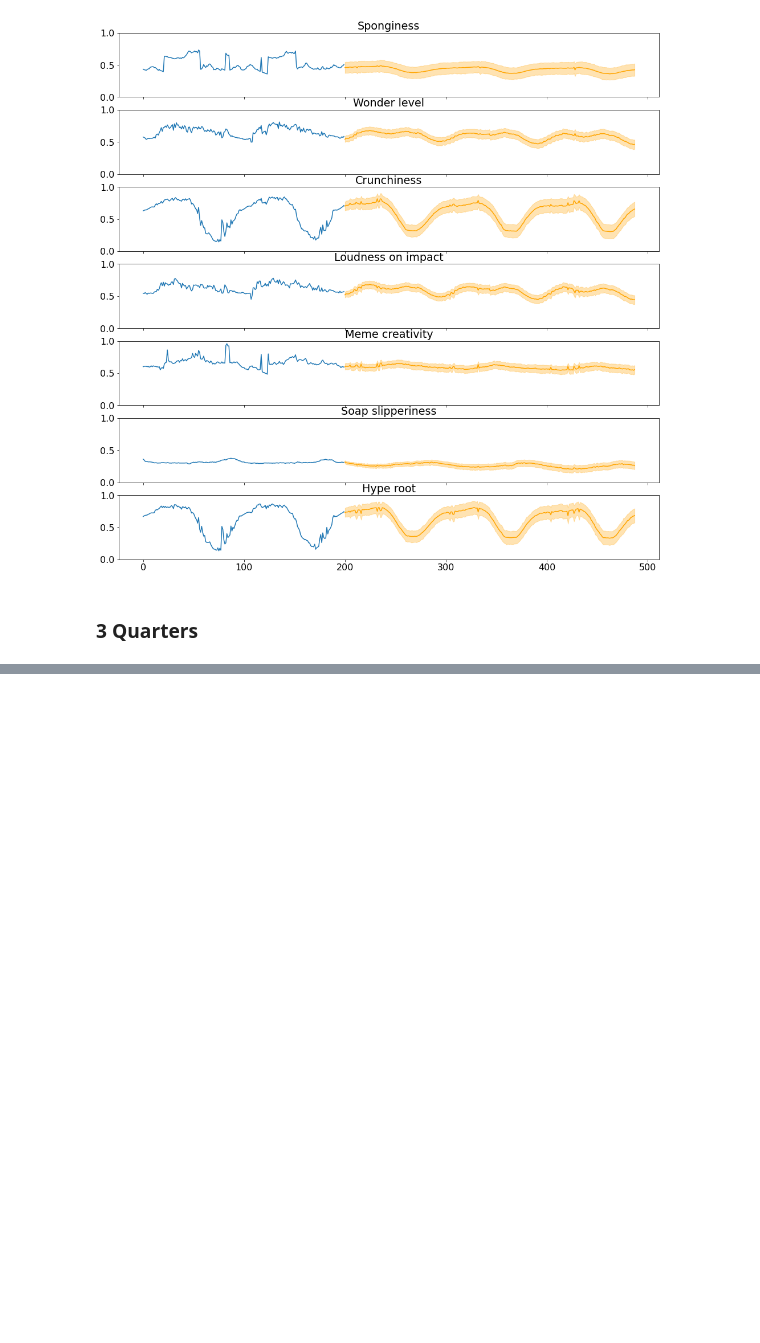
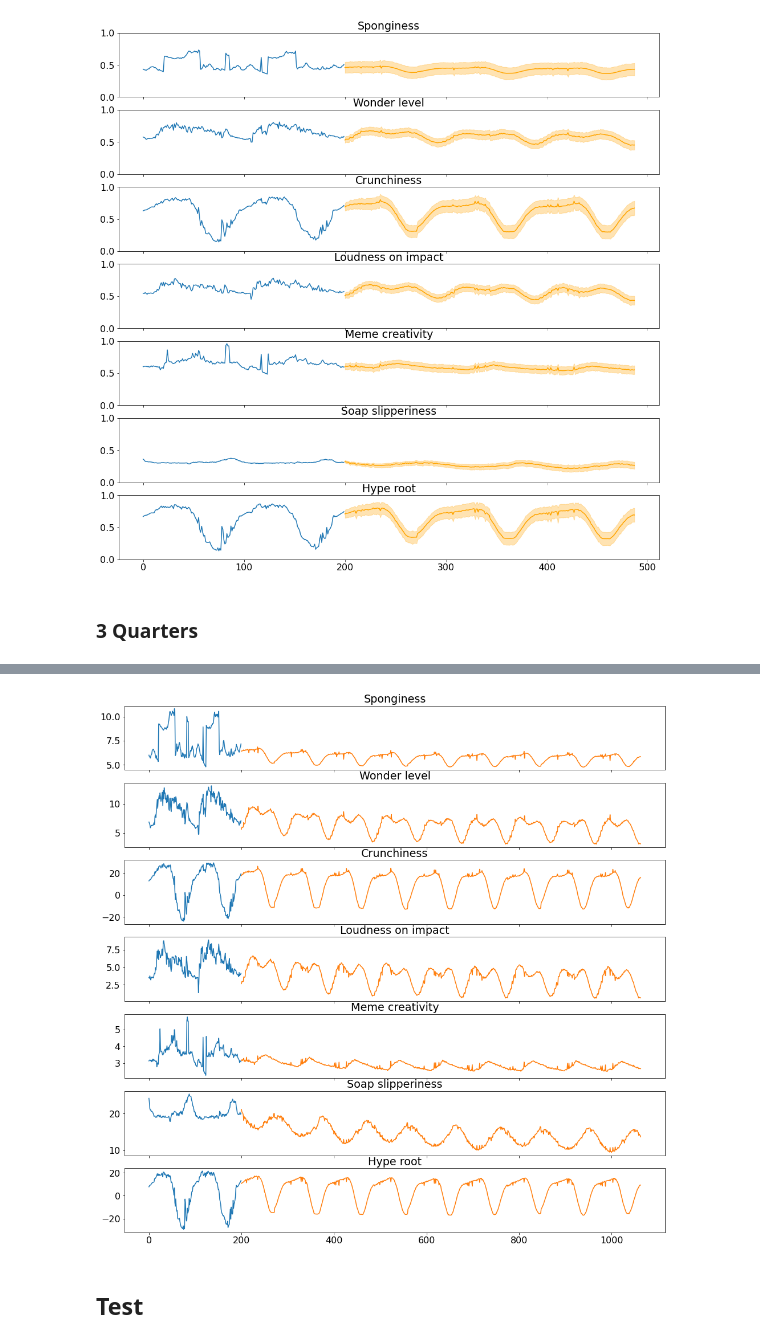
Before and after one commit to jamestom-cpu/ML-HM2, a Jupyter notebook: Homework.ipynb, the cells around one changed output, grey strips where cells are left out. Saved outputs shown, nothing was run; the diff lists cells and outputs as text; code cells hidden in the pictures; blank space fills up the shorter version.

```diff
--- a/Homework.ipynb
+++ b/Homework.ipynb
@@ -586,0 +624,37 @@ inspect_multivariate_prediction(
+# %%
+#add the batch size of 1
+X=np.expand_dims(X, axis=0)
+# %%
+out = regressive_predict(reg_telescope, X, telescope)
+# %%
+# remove batch dimension
+out = np.squeeze(out, axis=0)
+# %%
+out = scaler.inverse_transform(out)
+# %%
+# plot the results
+# scaler returns numpy arrays (type = ndarray). Reconvert to dataframe for better plotting
+
+h = np.concatenate((X_notscaled, out))
+h = pd.DataFrame(h, columns = dataset.columns)
+X_pd = h.iloc[:-reg_telescope]
+out_pd = h.iloc[-reg_telescope:]
+
+def plot_norm_data(arr1, arr2, columns):
+    assert arr1.shape[1] == arr2.shape[1]
+    figs, axs = plt.subplots(
+        arr1.shape[1],
+        ncols=1,
+        sharex=True,
+        figsize=(17,17)
+        )
+    for i, col in enumerate(columns):
+        axs[i].plot(arr1.iloc[:, i])
+        axs[i].plot(arr2.iloc[:, i])
+        axs[i].set_title(col)
+    plt.show()
+plot_norm_data(X_pd, out_pd, dataset.columns)
+# %% [output]
+[figure, added]
+# %% [markdown]
+## Test
```
Also changed, not shown: parts of 16 cells of this notebook, 18 other files.
